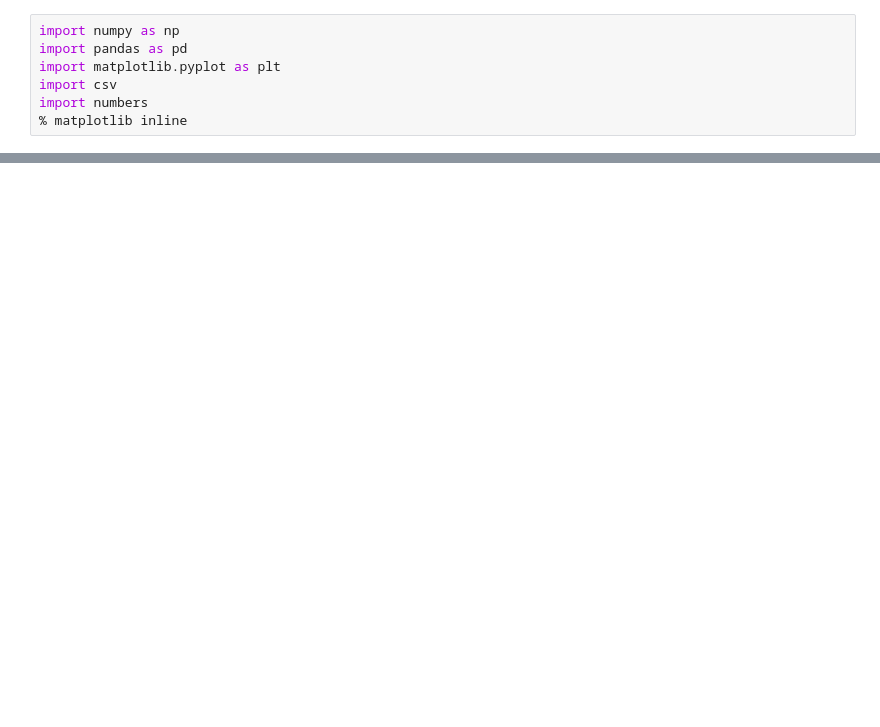
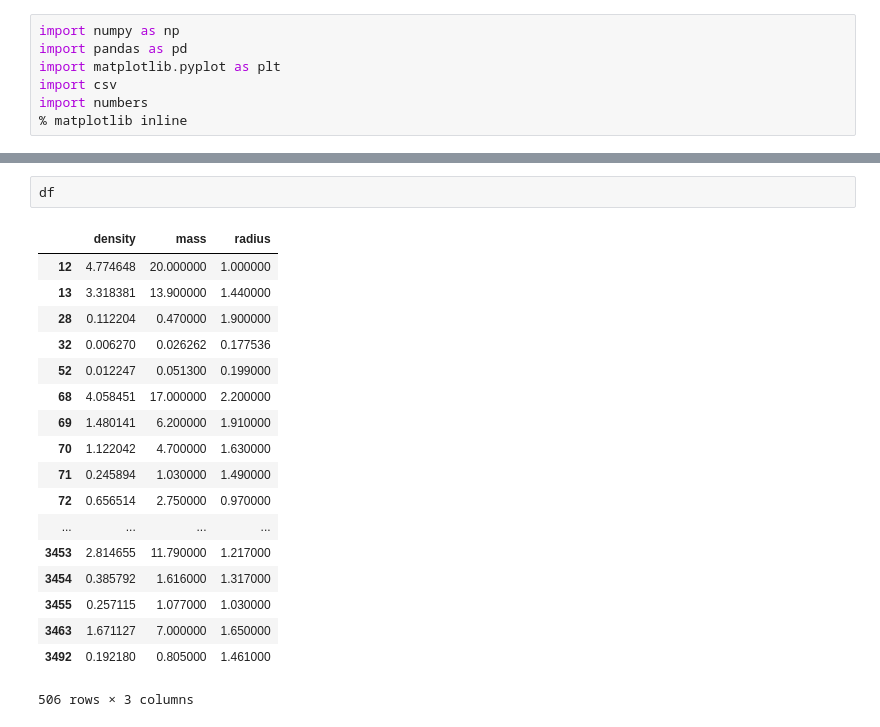
Before and after one commit to kaceyaurum/Sundial, a Jupyter notebook: Density Calculations.ipynb, the cells around one changed output, grey strips where cells are left out. Drawn from its saved outputs; the diff is of its cells as text; blank space fills up the shorter version.

```diff
--- a/Density Calculations.ipynb
+++ b/Density Calculations.ipynb
@@ -66,0 +181,21 @@ plt.yscale('log')
+# %%
+df
+# %% [output]
+|  | density | mass | radius |
+| 12 | 4.774648 | 20.000000 | 1.000000 |
+| 13 | 3.318381 | 13.900000 | 1.440000 |
+| 28 | 0.112204 | 0.470000 | 1.900000 |
+| 32 | 0.006270 | 0.026262 | 0.177536 |
+| 52 | 0.012247 | 0.051300 | 0.199000 |
+| 68 | 4.058451 | 17.000000 | 2.200000 |
+| 69 | 1.480141 | 6.200000 | 1.910000 |
+| 70 | 1.122042 | 4.700000 | 1.630000 |
+| 71 | 0.245894 | 1.030000 | 1.490000 |
+| 72 | 0.656514 | 2.750000 | 0.970000 |
+| ... | ... | ... | ... |
+| 3453 | 2.814655 | 11.790000 | 1.217000 |
+| 3454 | 0.385792 | 1.616000 | 1.317000 |
+| 3455 | 0.257115 | 1.077000 | 1.030000 |
+| 3463 | 1.671127 | 7.000000 | 1.650000 |
+| 3492 | 0.192180 | 0.805000 | 1.461000 |
+506 rows × 3 columns
```
Also changed, not shown: parts of 13 cells of this notebook.
